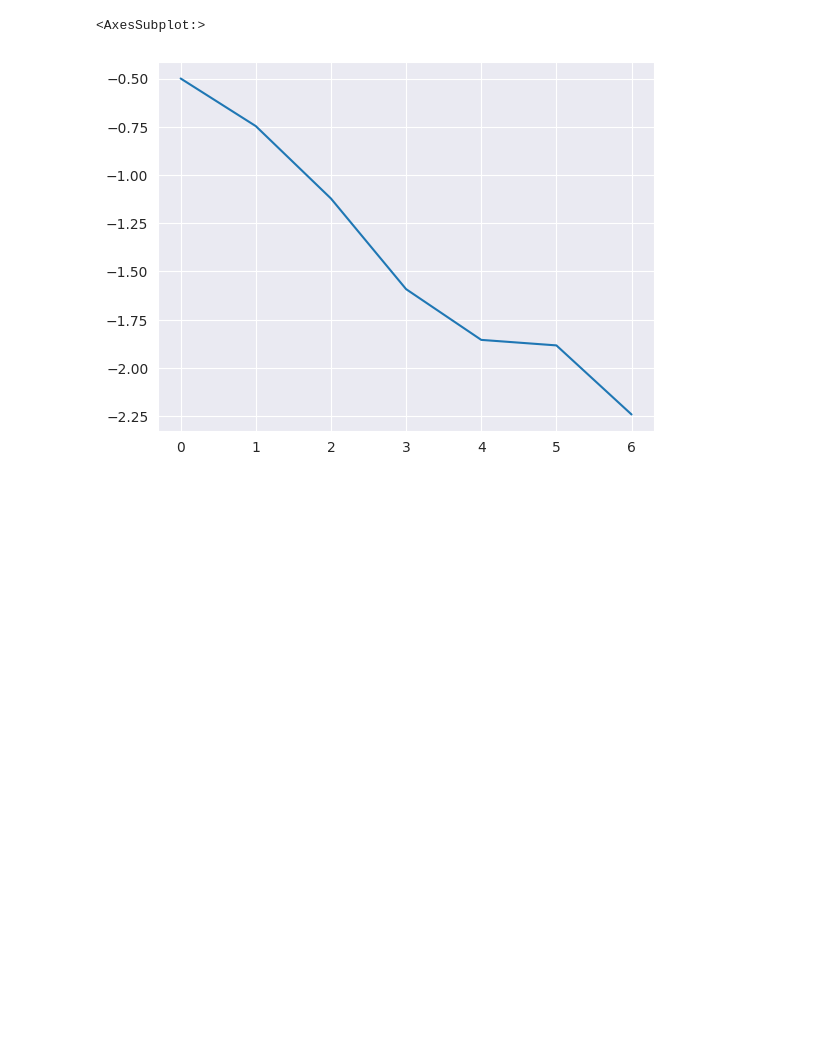
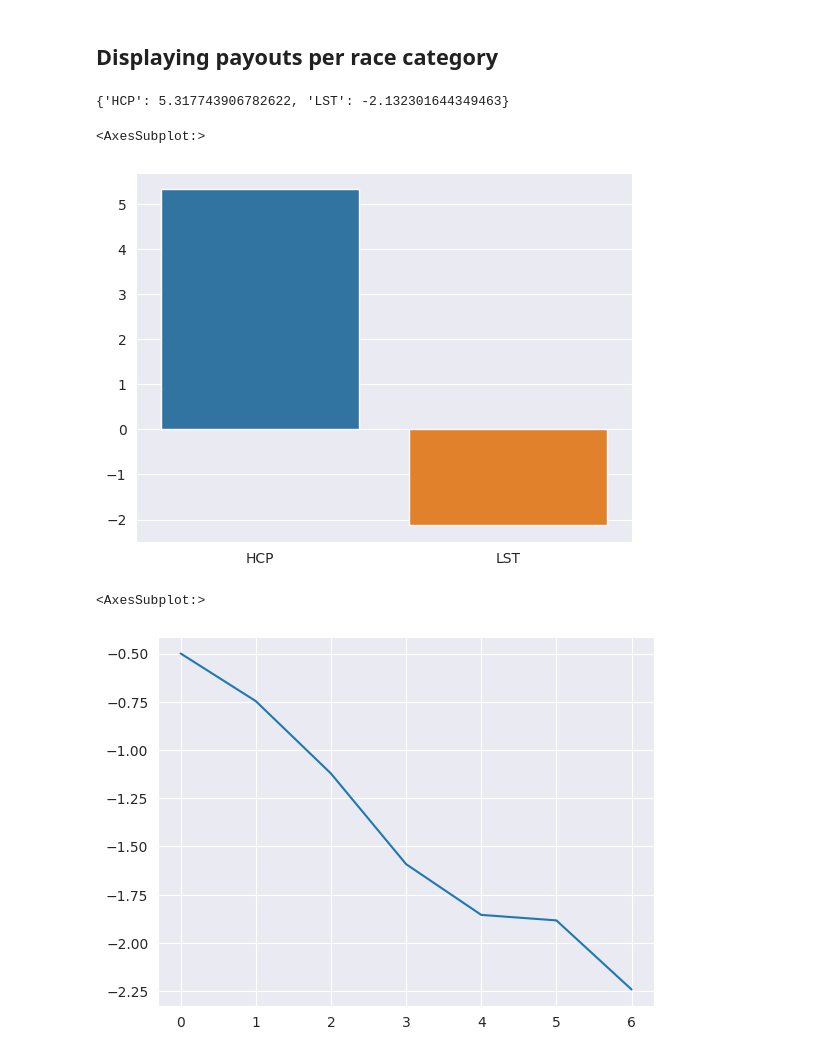
Before and after one commit to Dateb/WageringSystem, a Jupyter notebook: notebooks/Results Plotting.ipynb, the cells around one changed output. Drawn from its saved outputs; the diff is of its cells as text; code cells hidden in the pictures; blank space fills up the shorter version.

```diff
--- a/notebooks/Results Plotting.ipynb
+++ b/notebooks/Results Plotting.ipynb
@@ -45,3 +45,22 @@ Payout: -0.9030285068209186
+# %% [markdown]
+## Displaying payouts per race category
+# %%
+payouts_per_category = {}
+
+for bet in test_bets:
+    cat = bet.race_card.category
+    if cat not in payouts_per_category:
+        payouts_per_category[cat] = 0
+
+    payouts_per_category[cat] += bet.payout
+
+print(payouts_per_category)
+
+sns.barplot(x=list(payouts_per_category.keys()), y=list(payouts_per_category.values()))
+# %% [output]
+{'HCP': 5.317743906782622, 'LST': -2.132301644349463}
+<AxesSubplot:>
+[figure, added]
 # %%
 import sys
 sys.path.append('/home/daniel/PycharmProjects/WageringSystem')
```
Also changed, not shown: parts of 1 cell of this notebook, 27 other files.
